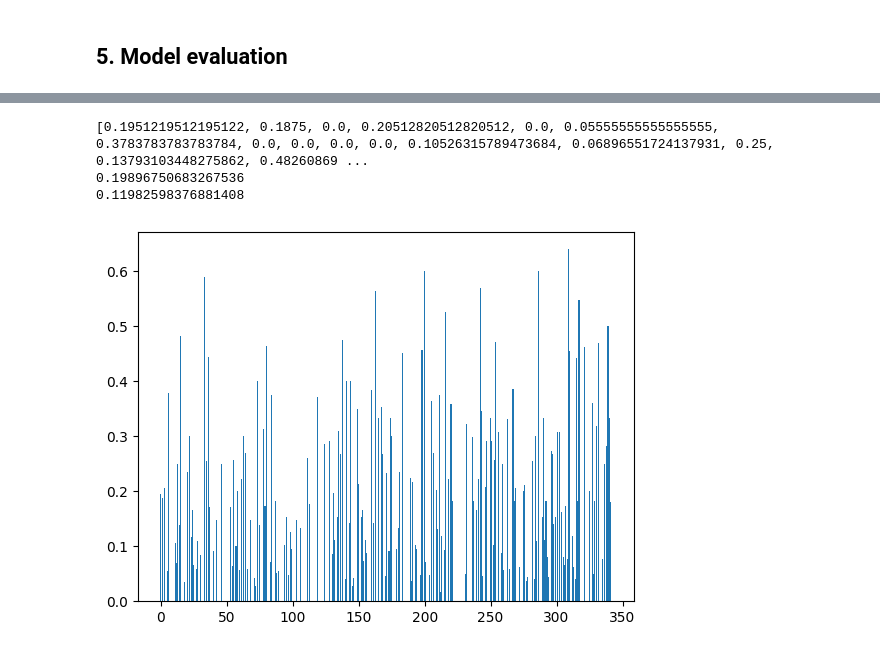
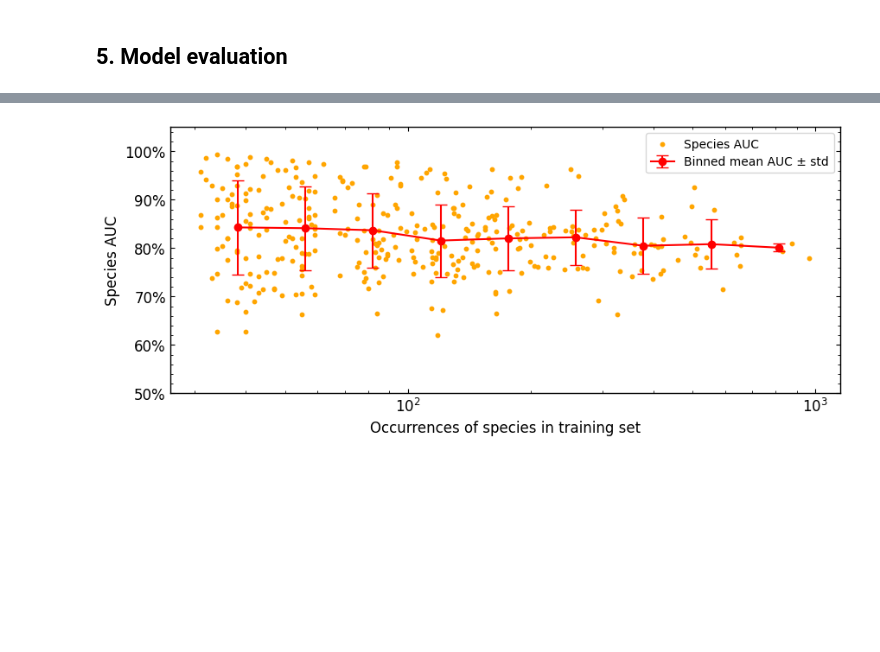
Before and after one commit to AstroAure/IPEO-Species-distribution, a Jupyter notebook: Lord_of_the_Main.ipynb, the cells around one changed output, grey strips where cells are left out. Drawn from its saved outputs; the diff is of its cells as text; code cells hidden in the pictures; blank space fills up the shorter version.

```diff
--- a/Lord_of_the_Main.ipynb
+++ b/Lord_of_the_Main.ipynb
@@ -415 +205,32 @@ Mean AUC: 0.8281810927205332
+# %%
+# Species occurence counts
+species_labels = np.concatenate([s['species_labels'] for s in dl_train], axis=0)
+species_counts = species_labels.sum(axis=0)
+# %%
+# Bins for species counts vs AUC
+log_bin = np.logspace(np.log10(species_counts.min()), np.log10(species_counts.max()), num=10)
+bin_indices = np.digitize(species_counts, log_bin)
+bin_auc_mean = [roc_auc[bin_indices == i].mean() for i in range(1, len(log_bin))]
+bin_auc_std = [roc_auc[bin_indices == i].std() for i in range(1, len(log_bin))]
+# %%
+fig, ax = plt.subplots(figsize=(10,4))
+ax.scatter(species_counts, roc_auc, color='orange', s=10, label='Species AUC')
+ax.errorbar(
+    x=[(log_bin[i] + log_bin[i-1]) / 2 for i in range(1, len(log_bin))],
+    y=bin_auc_mean,
+    yerr=bin_auc_std,
+    fmt='o-',
+    color='r',
+    capsize=5,
+    label='Binned mean AUC ± std'
+)
+ax.set_xscale('log')
+ax.set_xlabel("Occurrences of species in training set")
+ax.set_ylabel("Species AUC")
+ax.yaxis.set_major_formatter(PercentFormatter(xmax=1.0))
+ax.set_ylim(0.5,1.05)
+ax.legend()
+plt.show()
+# %% [output]
+[figure, added]
 # %%
@@ -417,26 +237 @@ Mean AUC: 0.8281810927205332
 # TODO : Result image visualization
-# %%
-#F1 score with a treshold of 0.5
-# we can select the best treshold for each species according to the F1 score
-from sklearn.metrics import f1_score
-f1_scores = [0 for _ in range(342)]
-for i in range(342): # for each species
-    f1 = f1_score(target[:, i].cpu(), (pred_test[:, i].detach().cpu().numpy() > 0.5).astype(int)) #0.5 treshold
-    f1_scores[i] = f1
-print(f1_scores)
-plt.bar(range(len(f1_scores)), f1_scores)
-
-# micro f1 score
-'micro:Calculate metrics globally by counting the total true positives, false negatives and false positives. (from sklearn doc + botella 2023 +van tiel paper)'
-f1_micro = f1_score(target.cpu(), (pred_test.detach().cpu().numpy() > 0.5).astype(int), average='micro')
-print(f1_micro)
-
-# macro f1 score
-'macro:Calculate metrics for each label, and find their unweighted mean. This does not take label imbalance into account.'
-f1_macro = f1_score(target.cpu(), (pred_test.detach().cpu().numpy() > 0.5).astype(int), average='macro')
-print(f1_macro)
-# %% [output]
-[0.1951219512195122, 0.1875, 0.0, 0.20512820512820512, 0.0, 0.05555555555555555, 0.3783783783783784, 0.0, 0.0, 0.0, 0.0, 0.10526315789473684, 0.06896551724137931, 0.25, 0.13793103448275862, 0.48260869 ...
-0.19896750683267536
-0.11982598376881408
-[figure, removed]
```
Also changed, not shown: parts of 21 cells of this notebook, 1 other file.
